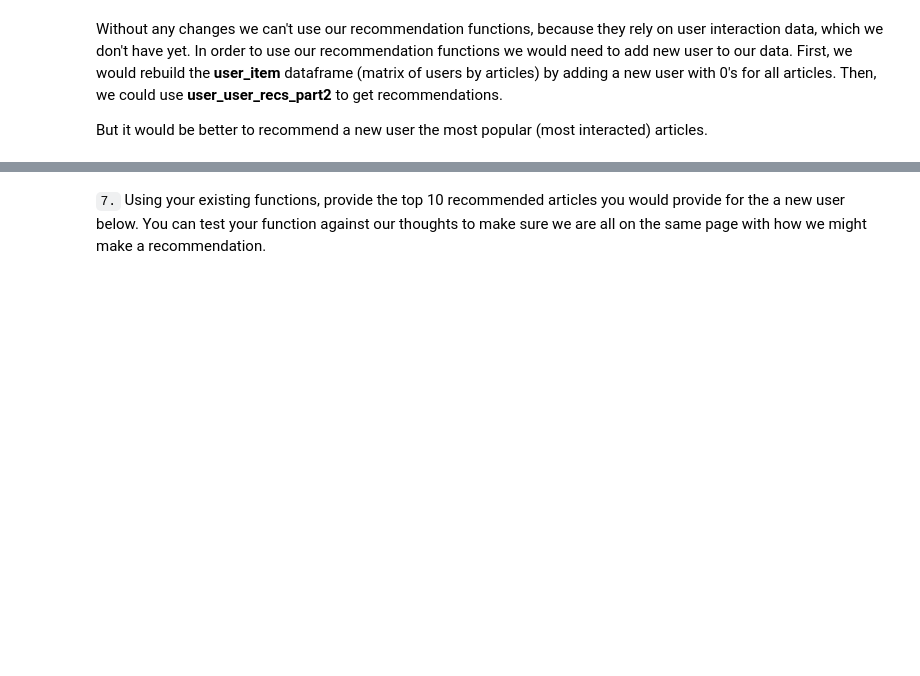
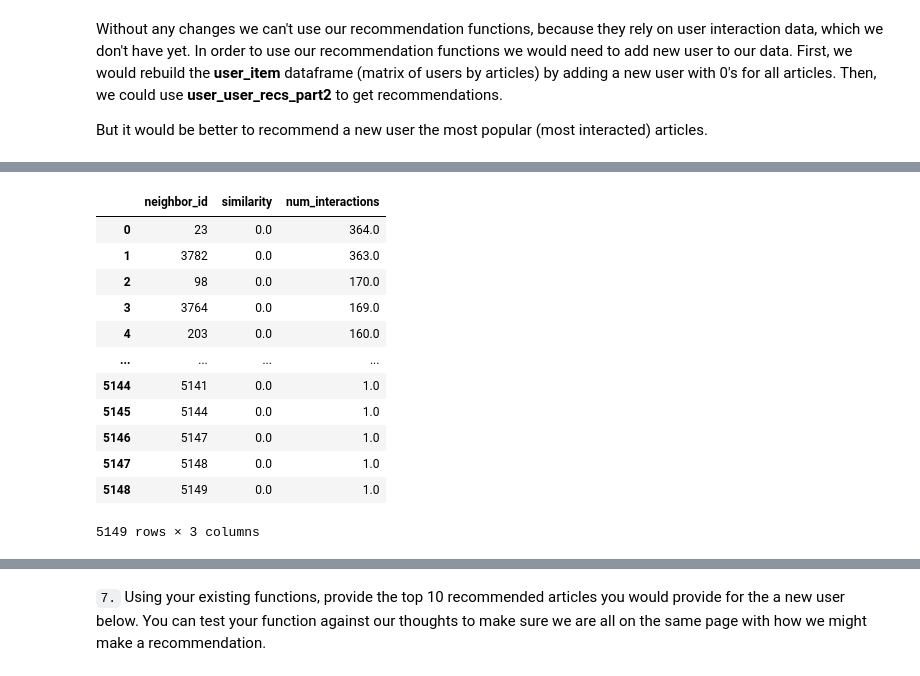
Before and after one commit to natashk/Udacity-DSND-Project3, a Jupyter notebook: Recommendations_with_IBM.ipynb, the cells around one changed output, grey strips where cells are left out. Cells and saved outputs as stored; diff of their text form; code cells hidden in the pictures; blank space fills up the shorter version.

```diff
--- a/Recommendations_with_IBM.ipynb
+++ b/Recommendations_with_IBM.ipynb
@@ -728,0 +764,16 @@ But it would be better to recommend a new user the most popular (most interacted
+# %%
+get_top_sorted_users(5150, user_item=user_item_new)
+# %% [output]
+|  | neighbor_id | similarity | num_interactions |
+| 0 | 23 | 0.0 | 364.0 |
+| 1 | 3782 | 0.0 | 363.0 |
+| 2 | 98 | 0.0 | 170.0 |
+| 3 | 3764 | 0.0 | 169.0 |
+| 4 | 203 | 0.0 | 160.0 |
+| ... | ... | ... | ... |
+| 5144 | 5141 | 0.0 | 1.0 |
+| 5145 | 5144 | 0.0 | 1.0 |
+| 5146 | 5147 | 0.0 | 1.0 |
+| 5147 | 5148 | 0.0 | 1.0 |
+| 5148 | 5149 | 0.0 | 1.0 |
+5149 rows × 3 columns
```
Also changed, not shown: parts of 10 cells of this notebook, 1 other file.
